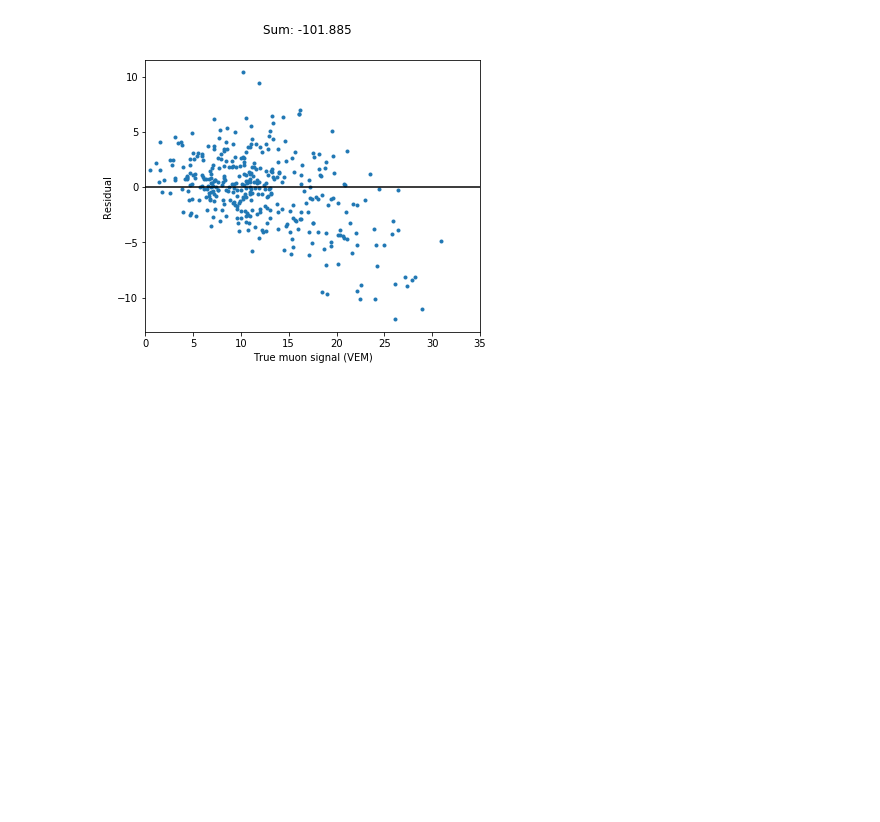
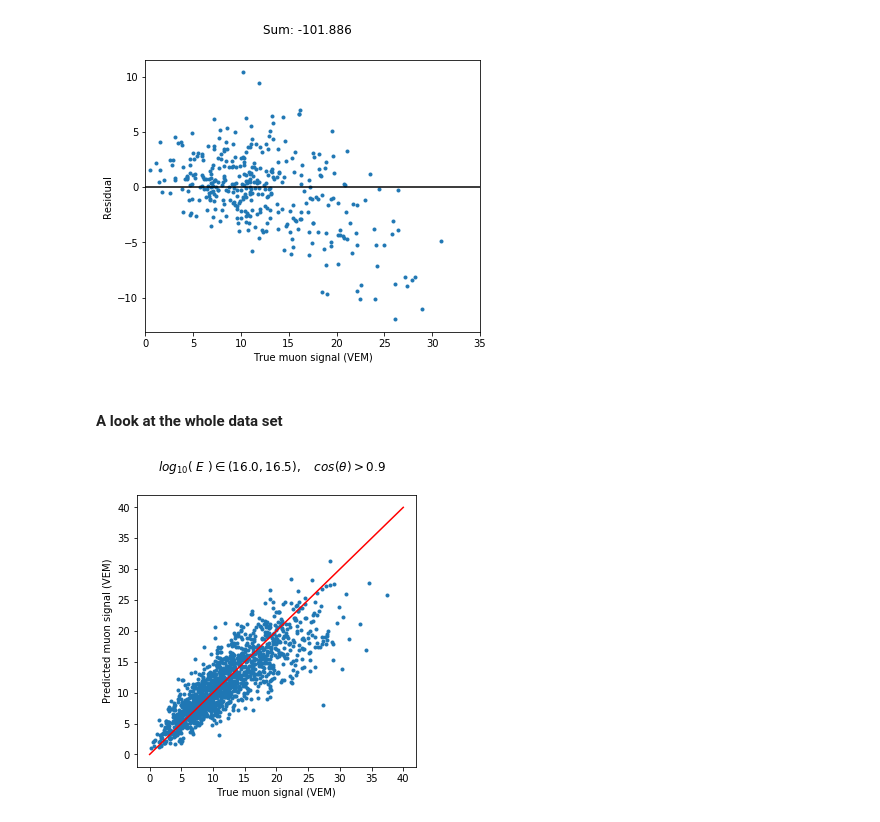
Before and after one commit to ParasKoundal/icetop_muons, a Jupyter notebook: neural_network.ipynb, the cells around one changed output. Saved outputs shown, nothing was run; the diff lists cells and outputs as text; code cells hidden in the pictures; blank space fills up the shorter version.

```diff
--- a/neural_network.ipynb
+++ b/neural_network.ipynb
@@ -22,7 +22,7 @@ data = np.load('./data/NN_data_400m.npy')
 data_ = []
 for i in range(len(data)):
     data_.append([])
-    for j in range(0,6):
+    for j in range(0,7):
         data_[i].append(float(data[i,j]))
 data = np.array(data_)
 # %%
@@ -136,3 +136,22 @@ fig3.suptitle("Sum: {0:.3f}".format(sum(residuals1)[0]))
 plt.show()
 # %% [output]
 [figure]
+# %% [markdown]
+#### A look at the whole data set
+# %%
+X2 = scaler.transform(X)
+# %%
+# use the model to make predictions
+predictions2 = model1.predict(X2)
+# %%
+# plot predictions vs true values
+fig4,ax4 = plt.subplots(1,1,figsize=(5,5))
+ax4.scatter(Y,predictions2,marker='.')
+x = np.linspace(0,40)
+ax4.plot(x,x,color='r')
+ax4.set_xlabel('True muon signal (VEM)')
+ax4.set_ylabel('Predicted muon signal (VEM)')
+fig4.suptitle(r'$log_{10}(\ E\ ) \in (16.0,16.5),\quad cos(\theta) > 0.9$')
+plt.show()
+# %% [output]
+[figure, added]
```
Also changed, not shown: parts of 2 cells of this notebook, 1 other file.
